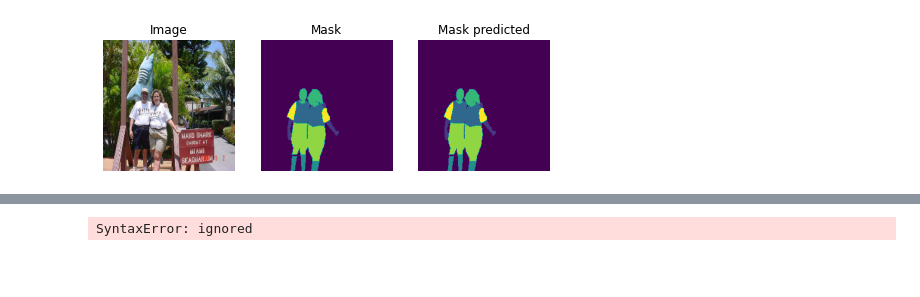
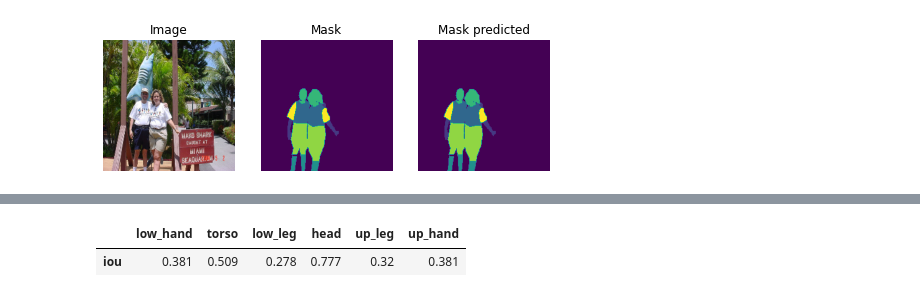
Before and after one commit to dmerty/MIL, a Jupyter notebook: MIL.ipynb, the cells around one changed output, grey strips where cells are left out. Cells and saved outputs as stored; diff of their text form; code cells hidden in the pictures; blank space fills up the shorter version.

```diff
--- a/MIL.ipynb
+++ b/MIL.ipynb
@@ -373,5 +252,6 @@ pd.DataFrame(iou1, index=["iou1"])
 # %%
-iou2 = dict(zip(classes[1:], iou(true_masks2, predicted_masks2).tolist()))
+iou2 = dict(zip(classes[1:], iou(true_masks2, predicted_masks2).cpu().numpy().round(3)))
 pd.DataFrame(iou2, index=["iou"])
 # %% [output]
-SyntaxError: ignored
+|  | low_hand | torso | low_leg | head | up_leg | up_hand |
+| iou | 0.381 | 0.509 | 0.278 | 0.777 | 0.32 | 0.381 |
```
Also changed, not shown: parts of 19 cells of this notebook, 2 other files.
